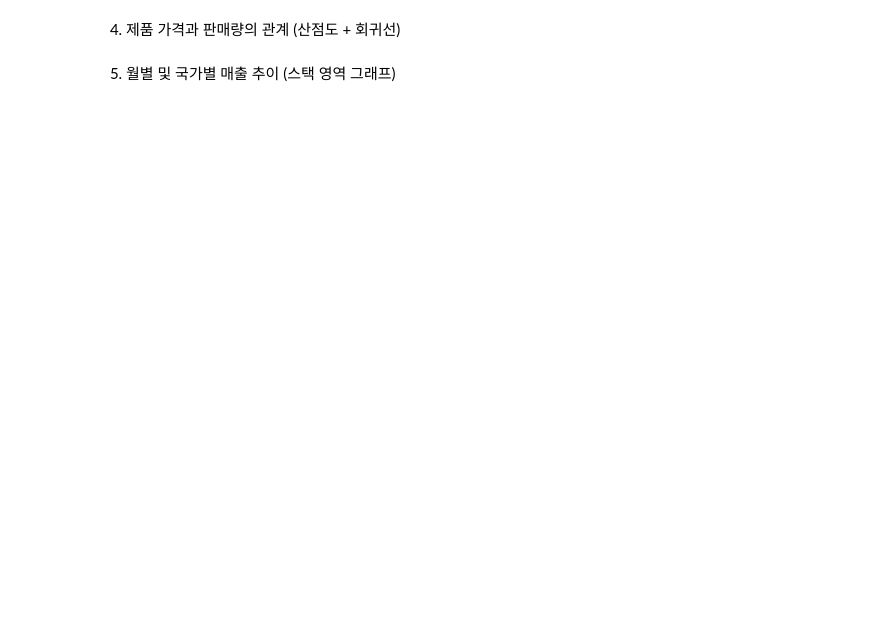
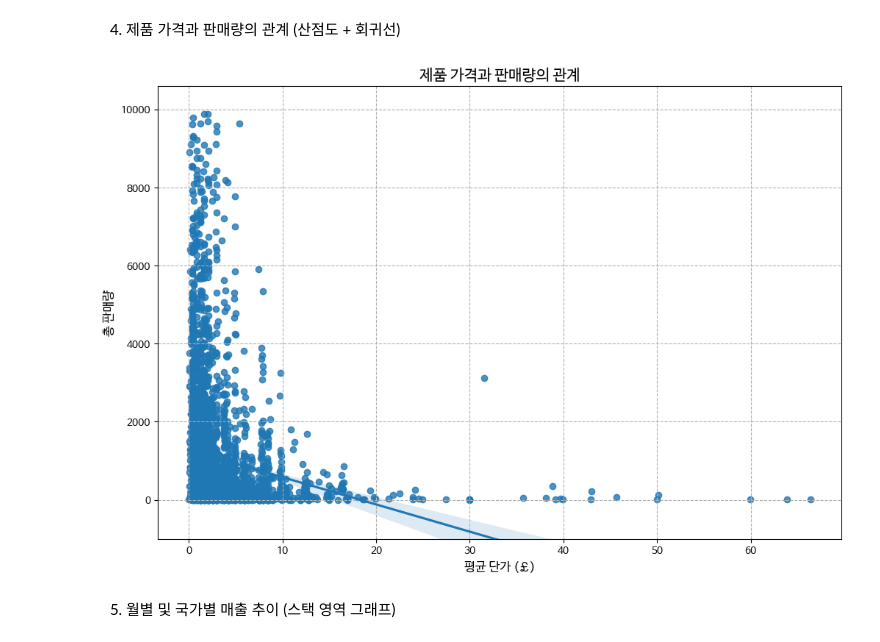
Before and after one commit to shyoonCS/Data-Analysis-with-Open-Source, a Jupyter notebook: 오픈소스_데이터_분석_11강.ipynb, the cells around one changed output. Cells and saved outputs as stored; diff of their text form; code cells hidden in the pictures; blank space fills up the shorter version.

```diff
--- a/오픈소스_데이터_분석_11강.ipynb
+++ b/오픈소스_데이터_분석_11강.ipynb
@@ -487,28 +540,30 @@ plt.show()
 # %%
 ## 제품별 평균 단가 및 총 판매량 계산
 product_price_quantity = retail_data_clean.groupby('StockCode').agg({
     'UnitPrice': 'mean',
     'Quantity': 'sum'
 }).reset_index()
 
 ## 이상치 제거 (가격 100 미만, 판매량 10000 미만)
 filtered_products = product_price_quantity[
   (product_price_quantity['UnitPrice'] < 100) &
   (product_price_quantity['Quantity'] < 10000)
 ]
 
 ## 가격과 판매량의 관계 시각화 (회귀선 포함 산점도)
 plt.figure(figsize=(12, 8))
 # seaborn의 regplot을 이용하여 회귀선 포함 산점도를 출력
-
+sns.regplot(x='UnitPrice', y='Quantity', data= filtered_products)
 
 ## 그래프 제목 및 축 레이블 설정
 plt.title('제품 가격과 판매량의 관계', fontsize=15)
 plt.xlabel('평균 단가 (£)', fontsize=12)
 plt.ylabel('총 판매량', fontsize=12)
 plt.ylim(-1000, None) ## y축 시작점 설정
 plt.grid(linestyle='--') ## 그리드 추가
 plt.show()
+# %% [output]
+[figure, added]
 # %% [markdown]
 5. 월별 및 국가별 매출 추이 (스택 영역 그래프)
 # %%
```
Also changed, not shown: parts of 9 cells of this notebook.
